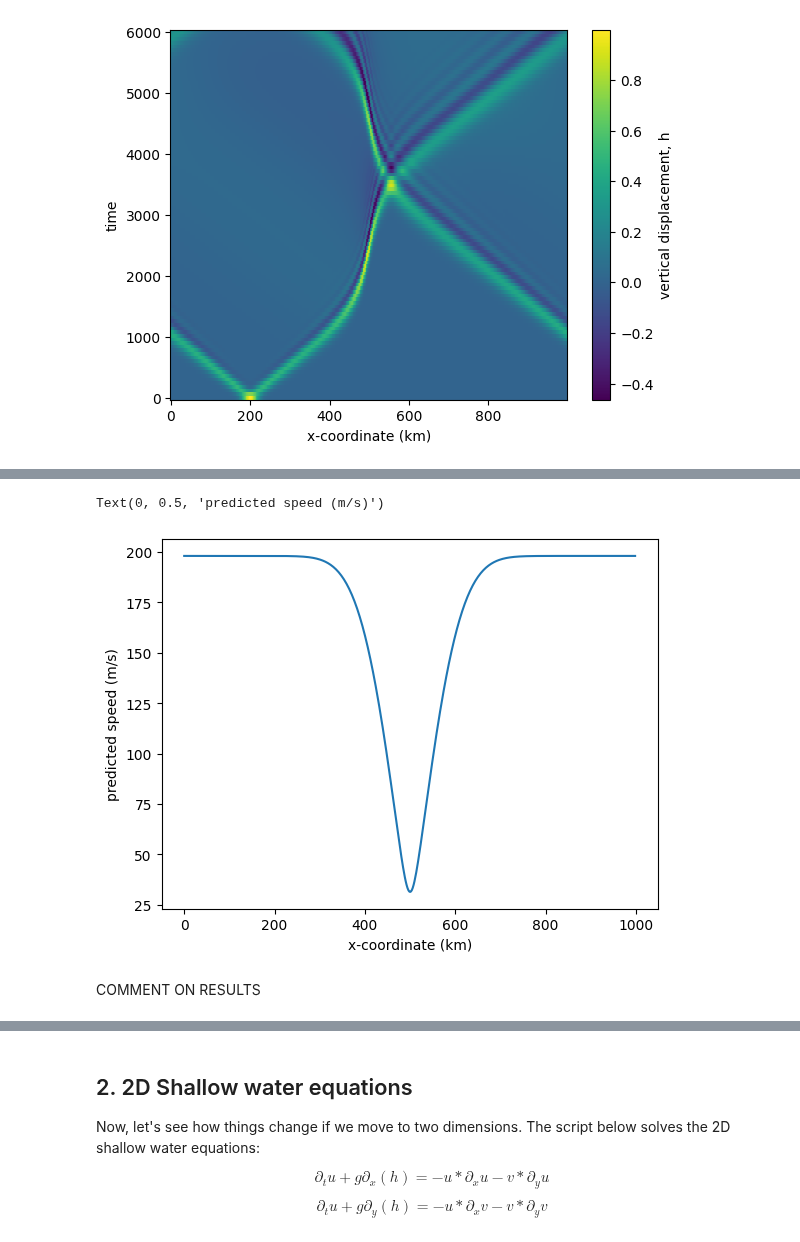
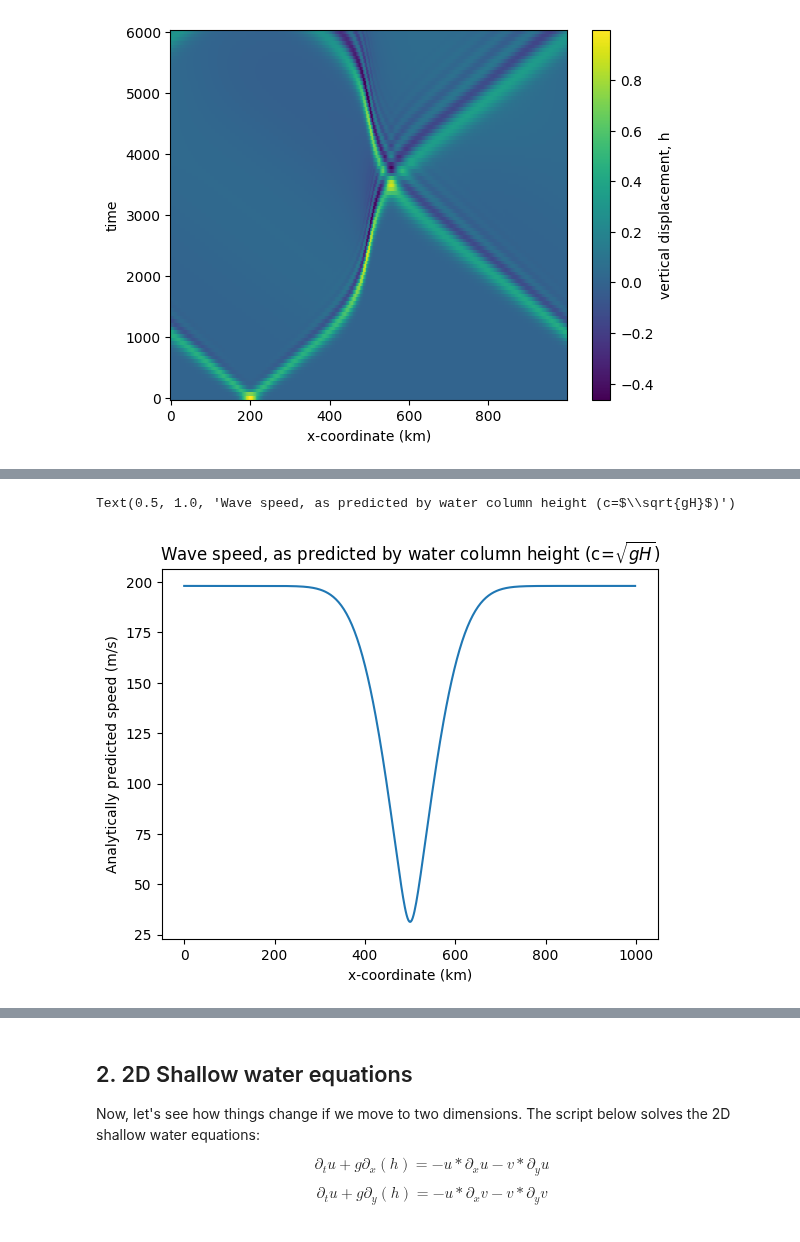
Before and after one commit to sjg230/QCES_LNM, a Jupyter notebook: Project3_tsunami.ipynb, the cells around one changed output, grey strips where cells are left out. Cells and saved outputs as stored; diff of their text form; code cells hidden in the pictures.

```diff
--- a/Project3_tsunami.ipynb
+++ b/Project3_tsunami.ipynb
@@ -295,10 +312,9 @@ Text(0, 0.5, 'height of water column (m)')
 # %%
 fig, ax = plt.subplots()
 ax.plot(x/1000, np.sqrt(g*H['g']))
 ax.set_xlabel("x-coordinate (km)")
-ax.set_ylabel("predicted speed (m/s)")
+ax.set_ylabel("Analytically predicted speed (m/s)")
+ax.set_title("Wave speed, as predicted by water column height (c=$\sqrt{gH}$)")
 # %% [output]
-Text(0, 0.5, 'predicted speed (m/s)')
+Text(0.5, 1.0, 'Wave speed, as predicted by water column height (c=$\\sqrt{gH}$)')
-[figure, old version]
+[figure, new version]
-# %% [markdown]
-COMMENT ON RESULTS
```
Also changed, not shown: parts of 9 cells of this notebook.
